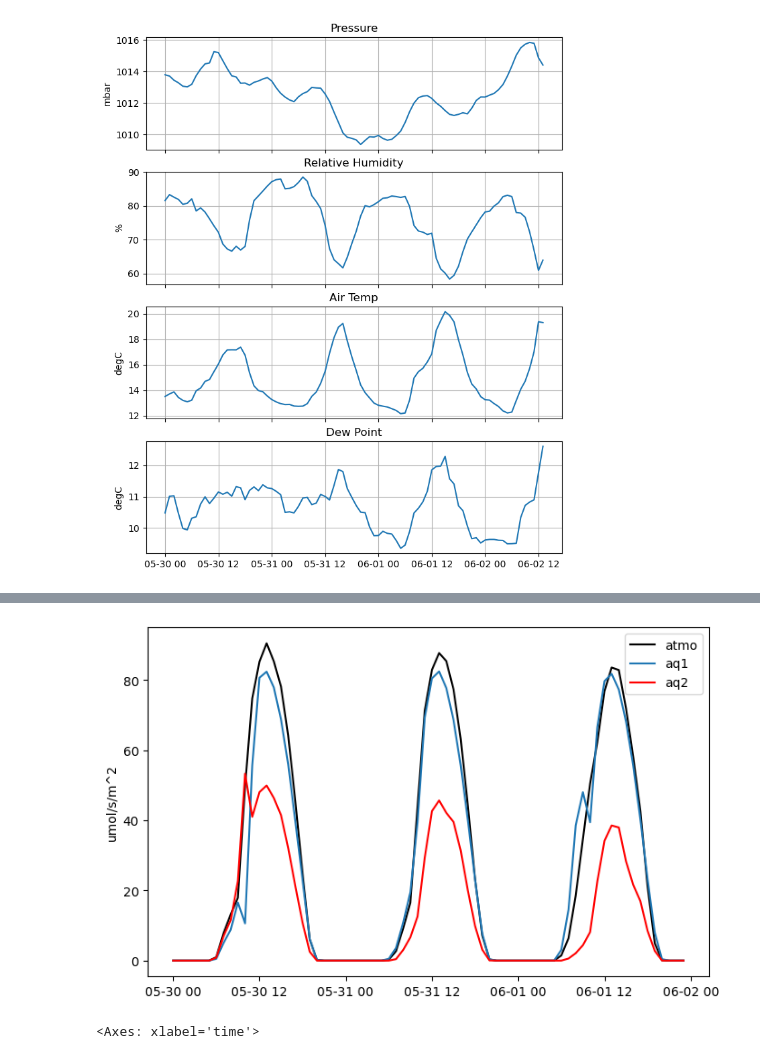
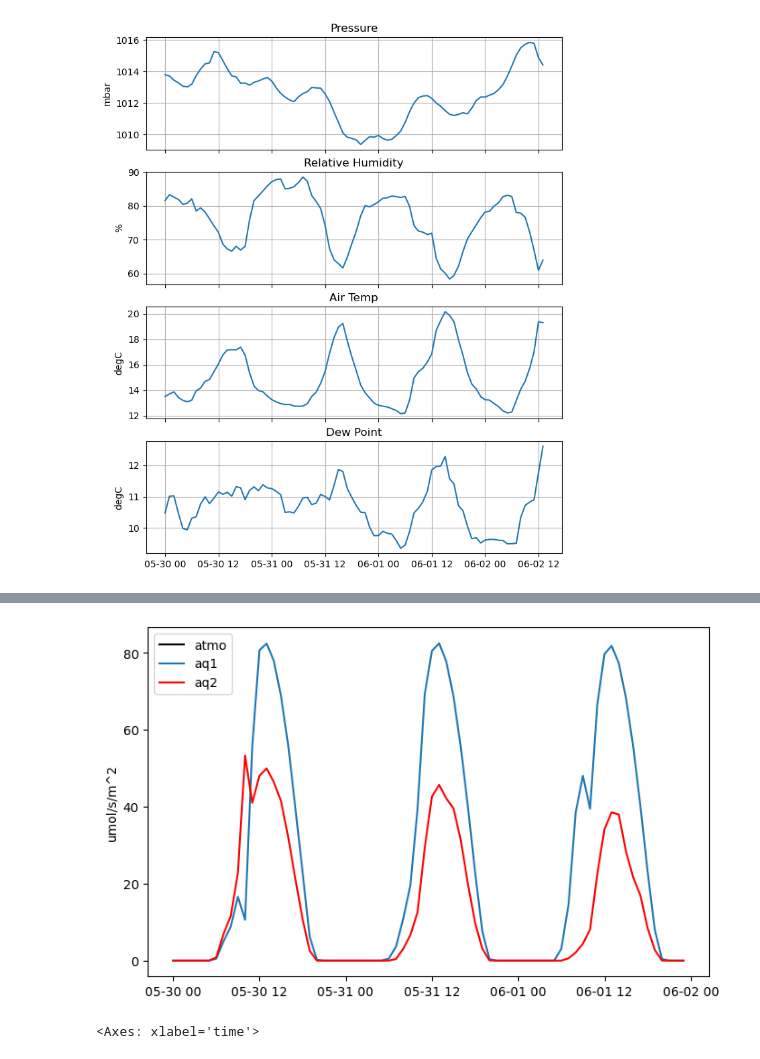
Before and after one commit to sscopazzi/Cal_Poly_Maritime_Academy_Research_Buoy, a Jupyter notebook: python_code/reorganized_deployment_test.ipynb, the cells around one changed output, grey strips where cells are left out. Saved outputs shown, nothing was run; the diff lists cells and outputs as text; code cells hidden in the pictures.

```diff
--- a/python_code/reorganized_deployment_test.ipynb
+++ b/python_code/reorganized_deployment_test.ipynb
@@ -354,12 +343,12 @@ pH2 (86,)
 # %%
 # plot three PAR sensors on same plot
 fig,ax=plt.subplots(figsize=(8,5))
-ax.plot(dl3_hr.index,dl3_hr.PAR_atmo_Tot,label='atmo',color='black')
-ax.plot(dl1_hr.index,dl1_hr.PAR_aqua1_Tot,label='aq1')
-ax.plot(dl2_hr.index,dl2_hr.PAR_aqua2_Tot,label='aq2',color='red')
+ax.plot(aq3_hr.index,aq3_hr.PAR_atmo_Tot,label='atmo',color='black')
+ax.plot(aq1_hr.index,aq1_hr.PAR_aqua1_Tot,label='aq1')
+ax.plot(aq2_hr.index,aq2_hr.PAR_aqua2_Tot,label='aq2',color='red')
 ax.set_ylabel('umol/s/m^2')
 ax.legend();
 # %% [output]
-[figure, old version]
+[figure, new version]
 # %%
 # this is not right
```
Also changed, not shown: parts of 11 cells of this notebook.
